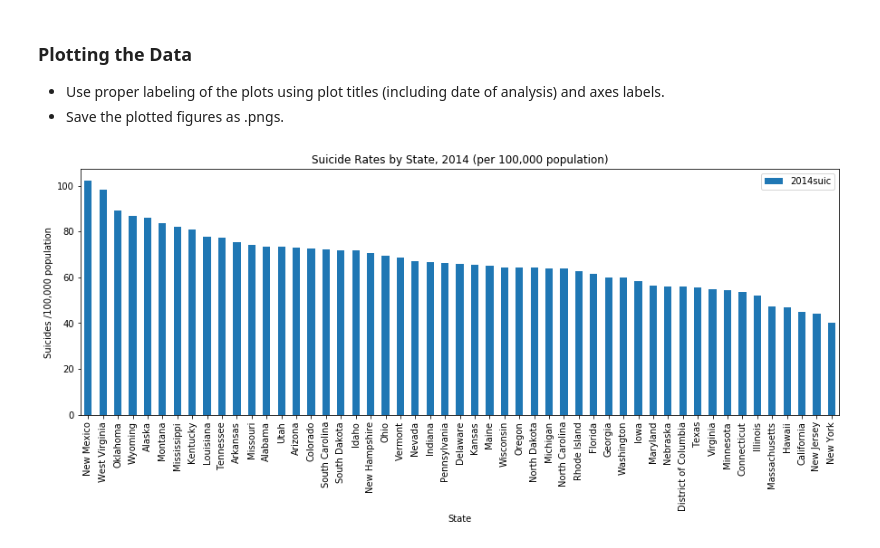
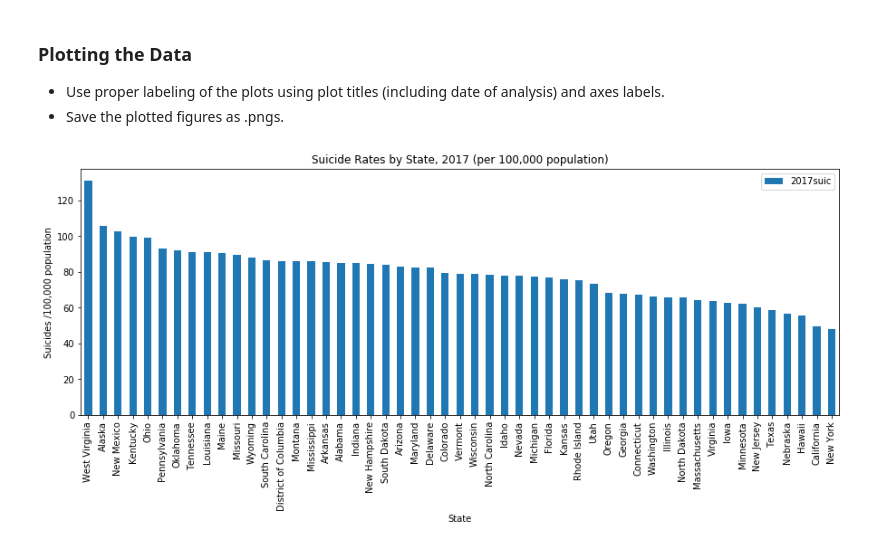
Before and after one commit to aeclaman/Project1, a Jupyter notebook: notebooks/amy.ipynb, the cells around one changed output. Saved outputs shown, nothing was run; the diff lists cells and outputs as text; code cells hidden in the pictures.

Commit message:
added basic suicide rate chart

```diff
--- a/notebooks/amy.ipynb
+++ b/notebooks/amy.ipynb
@@ -710,20 +710,20 @@ for city in cities:
 * Use proper labeling of the plots using plot titles (including date of analysis) and axes labels.
 * Save the plotted figures as .pngs.
 # %%
-output_us_2017_rates_bar = "../Images/us_suic_rt_2014.png"
+output_us_2017_rates_bar = "../Images/us_suic_rt_2017.png"
 
 df = pd.read_csv('../data/cleandata/SuicByState10yr.csv')
 df.groupby('stateName').mean()
-state_data = df[['stateName','2014suic']].set_index('stateName')
-state_data.sort_values(by=['2014suic'], inplace=True, ascending=False)
+state_data = df[['stateName','2017suic']].set_index('stateName')
+state_data.sort_values(by=['2017suic'], inplace=True, ascending=False)
 state_data.plot(kind='bar', figsize=(15,5))
 
 
 plt.ylabel("Suicides /100,000 population")
 plt.xlabel("State")
-plt.title("Suicide Rates by State, 2014 (per 100,000 population)")
+plt.title("Suicide Rates by State, 2017 (per 100,000 population)")
 
 plt.savefig(output_us_2017_rates_bar)
 plt.show()
 # %% [output]
-[figure, old version]
+[figure, new version]
```
Also changed, not shown: 6 other files.
